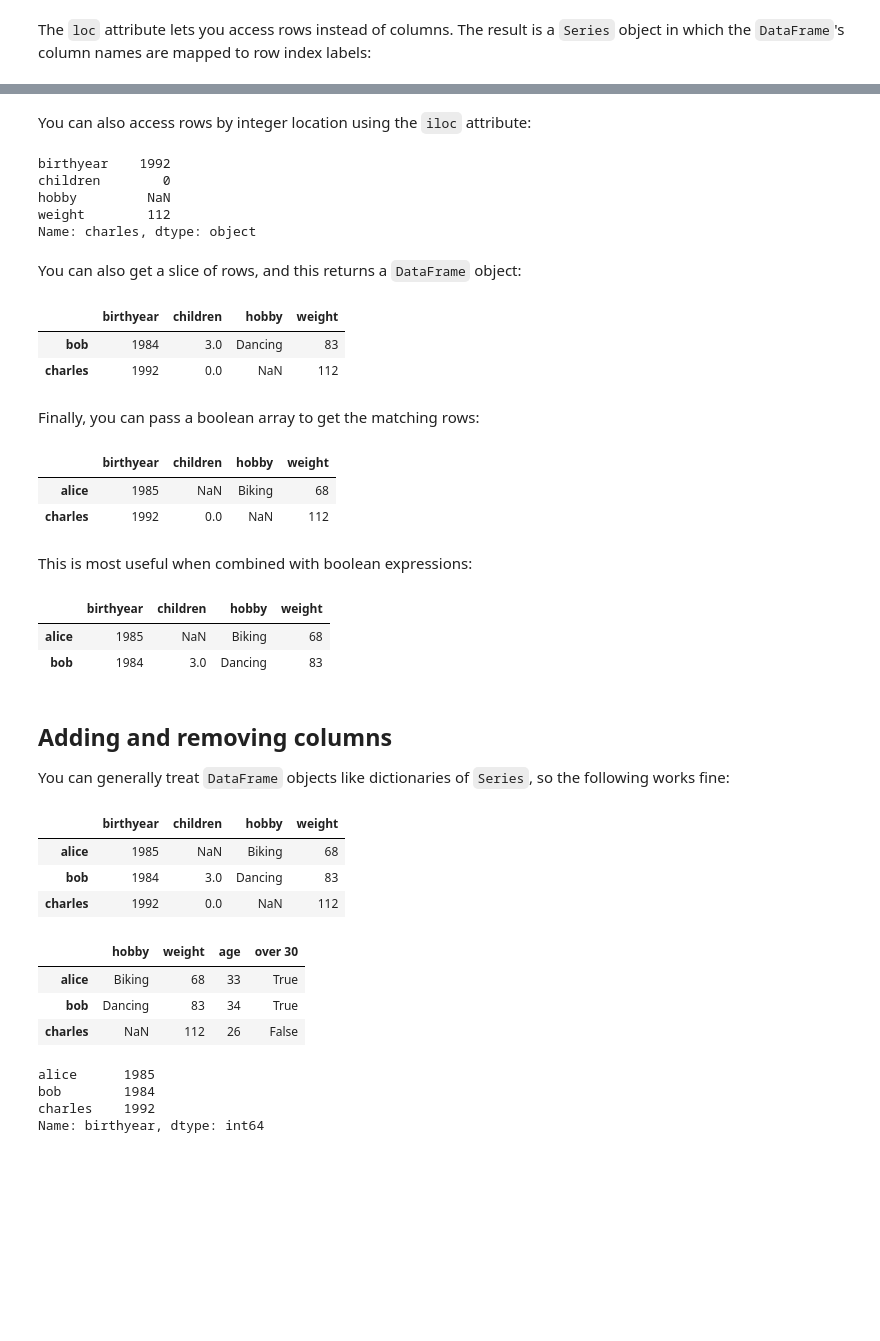
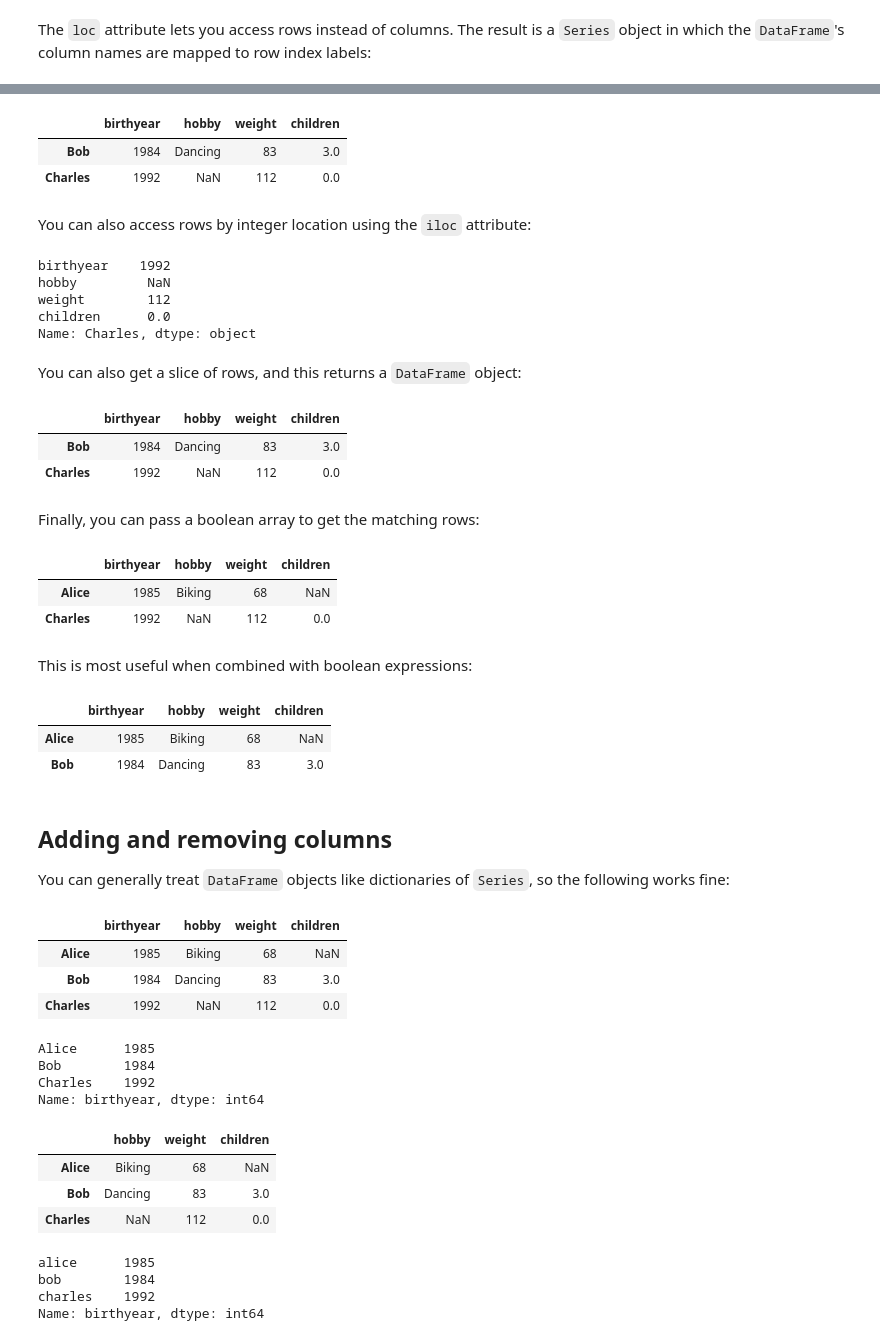
Before and after one commit to MufanColin/handson-ml3, a Jupyter notebook: tools_pandas.ipynb, the cells around one changed output, grey strips where cells are left out. Saved outputs shown, nothing was run; the diff lists cells and outputs as text; code cells hidden in the pictures; blank space fills up the shorter version.

```diff
--- a/tools_pandas.ipynb
+++ b/tools_pandas.ipynb
@@ -704,0 +745,8 @@ people
+# %%
+people = pd.DataFrame({
+    'birthyear': {'Alice': 1985, 'Bob': 1984, 'Charles': 1992},
+    'hobby': {'Alice': 'Biking', 'Bob': 'Dancing'},
+    'weight': {'Alice': 68, 'Bob': 83, 'Charles': 112},
+    'children': {'Bob': 3.0, 'Charles': 0.0}
+})
+people
@@ -867,60 +920,78 @@ weight        112
 Name: charles, dtype: object
+# %%
+#people.loc['Charles']
+people.loc[['Bob', 'Charles']]
+# %% [output]
+|  | birthyear | hobby | weight | children |
+| Bob | 1984 | Dancing | 83 | 3.0 |
+| Charles | 1992 | NaN | 112 | 0.0 |
 # %% [markdown]
 You can also access rows by integer location using the `iloc` attribute:
 # %%
 people.iloc[2]
 # %% [output]
 birthyear    1992
-children        0
 hobby         NaN
 weight        112
-Name: charles, dtype: object
+children      0.0
+Name: Charles, dtype: object
 # %% [markdown]
 You can also get a slice of rows, and this returns a `DataFrame` object:
 # %%
-people.iloc[1:3]
+people.iloc[1:]
 # %% [output]
-|  | birthyear | children | hobby | weight |
-| bob | 1984 | 3.0 | Dancing | 83 |
-| charles | 1992 | 0.0 | NaN | 112 |
+|  | birthyear | hobby | weight | children |
+| Bob | 1984 | Dancing | 83 | 3.0 |
+| Charles | 1992 | NaN | 112 | 0.0 |
 # %% [markdown]
 Finally, you can pass a boolean array to get the matching rows:
-# %%
-people[np.array([True, False, True])]
-# %% [output]
-|  | birthyear | children | hobby | weight |
-| alice | 1985 | NaN | Biking | 68 |
-| charles | 1992 | 0.0 | NaN | 112 |
+# %%
+# people[np.array([True, False, True])]
+# import numpy as np
+# people[np.array([True, False, True])]
+people[[True, False, True]]
+# %% [output]
+|  | birthyear | hobby | weight | children |
+| Alice | 1985 | Biking | 68 | NaN |
+| Charles | 1992 | NaN | 112 | 0.0 |
 # %% [markdown]
 This is most useful when combined with boolean expressions:
 # %%
 people[people["birthyear"] < 1990]
 # %% [output]
-|  | birthyear | children | hobby | weight |
-| alice | 1985 | NaN | Biking | 68 |
-| bob | 1984 | 3.0 | Dancing | 83 |
+|  | birthyear | hobby | weight | children |
+| Alice | 1985 | Biking | 68 | NaN |
+| Bob | 1984 | Dancing | 83 | 3.0 |
 # %% [markdown]
 ## Adding and removing columns
 You can generally treat `DataFrame` objects like dictionaries of `Series`, so the following works fine:
 # %%
 people
 # %% [output]
-|  | birthyear | children | hobby | weight |
-| alice | 1985 | NaN | Biking | 68 |
-| bob | 1984 | 3.0 | Dancing | 83 |
-| charles | 1992 | 0.0 | NaN | 112 |
+|  | birthyear | hobby | weight | children |
+| Alice | 1985 | Biking | 68 | NaN |
+| Bob | 1984 | Dancing | 83 | 3.0 |
+| Charles | 1992 | NaN | 112 | 0.0 |
+# %%
+birthyears = people.pop('birthyear')
+birthyears
+# %% [output]
+Alice      1985
+Bob        1984
+Charles    1992
+Name: birthyear, dtype: int64
 # %%
-people["age"] = 2018 - people["birthyear"]  # adds a new column "age"
-people["over 30"] = people["age"] > 30      # adds another column "over 30"
+# people["age"] = 2023 - people["birthyear"]  # adds a new column "age"
+# people["over 35"] = people["age"] > 35      # adds another column "over 35"
 birthyears = people.pop("birthyear")
-del people["children"]
+# del people["children"]
 
 people
 # %% [output]
-|  | hobby | weight | age | over 30 |
-| alice | Biking | 68 | 33 | True |
-| bob | Dancing | 83 | 34 | True |
-| charles | NaN | 112 | 26 | False |
+|  | hobby | weight | children |
+| Alice | Biking | 68 | NaN |
+| Bob | Dancing | 83 | 3.0 |
+| Charles | NaN | 112 | 0.0 |
 # %%
 birthyears
 # %% [output]
```
Also changed, not shown: parts of 52 cells of this notebook, 5 other files.
